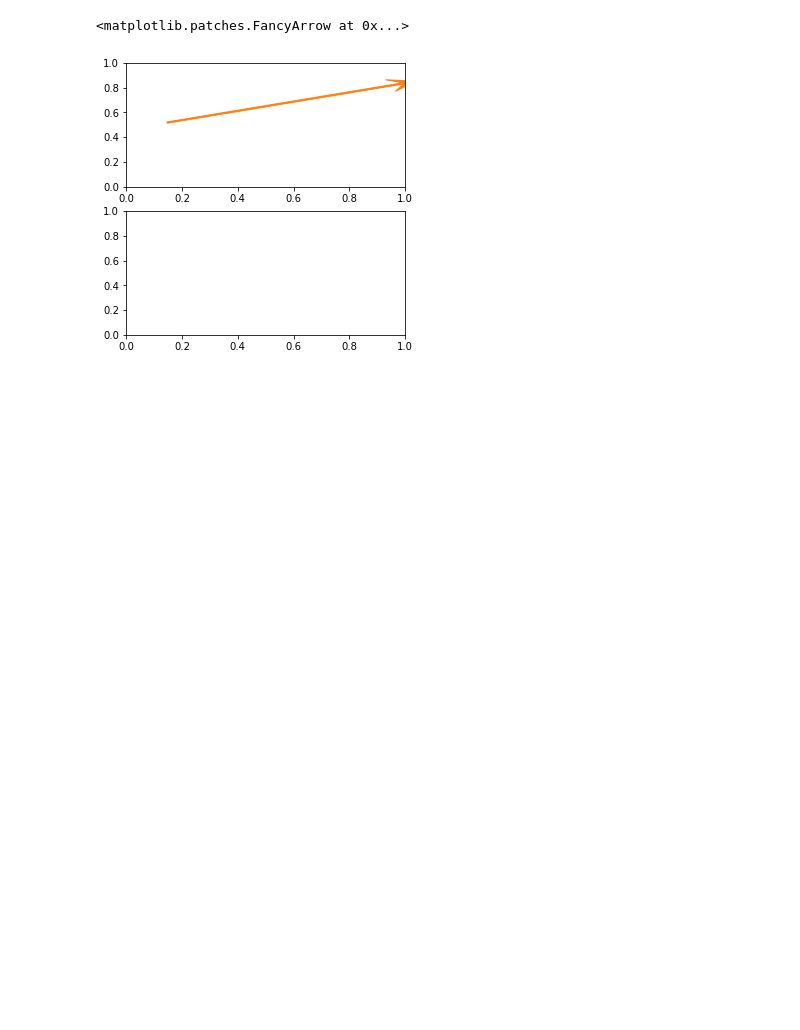
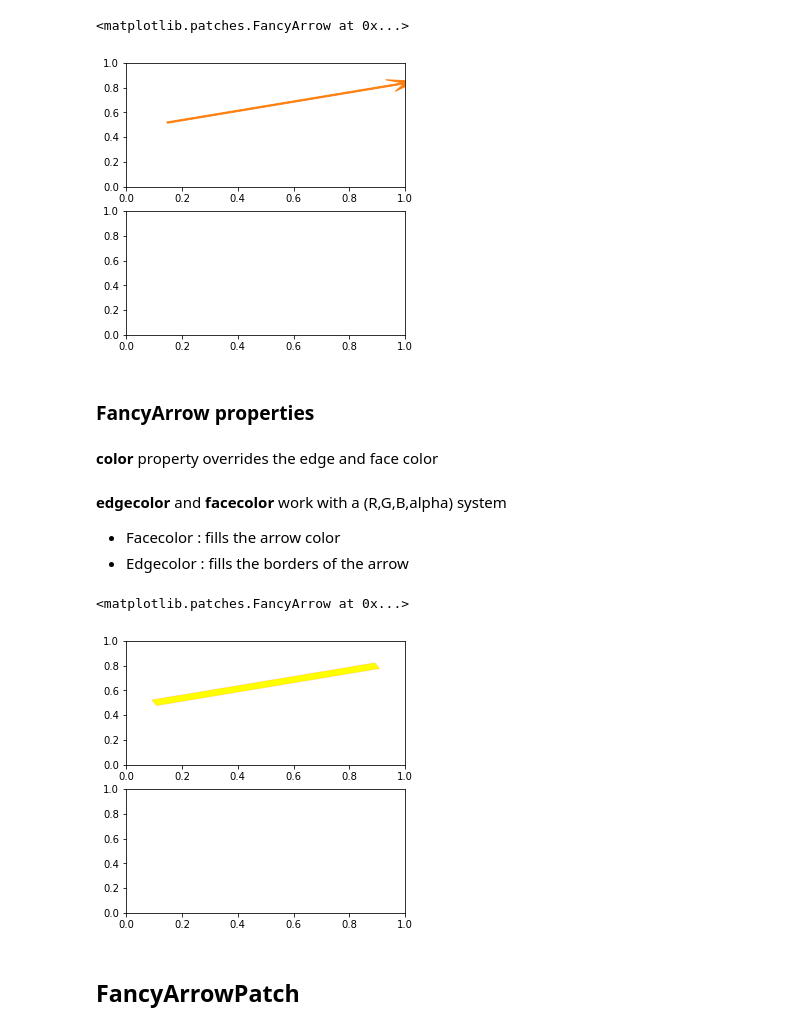
Before and after one commit to chikoungoun/Visualization, a Jupyter notebook: FancyArrow/Fancy Arrow pass network.ipynb, the cells around one changed output. Saved outputs shown, nothing was run; the diff lists cells and outputs as text; code cells hidden in the pictures; blank space fills up the shorter version.

```diff
--- a/FancyArrow/Fancy Arrow pass network.ipynb
+++ b/FancyArrow/Fancy Arrow pass network.ipynb
@@ -93,3 +49,29 @@ ax[0].add_patch(arrow)
 # %% [output]
 <matplotlib.patches.FancyArrow at 0x...>
 [figure]
+# %% [markdown]
+### FancyArrow properties
+# %% [markdown]
+**color** property overrides the edge and face color
+# %% [markdown]
+**edgecolor** and **facecolor** work with a (R,G,B,alpha) system
+* Facecolor : fills the arrow color
+* Edgecolor : fills the borders of the arrow
+# %%
+# creating the subplots
+fig,ax =  plt.subplots(2,figsize=(5,5))
+
+"""
+alpha : opacity level
+color : arrow color
+
+
+"""
+# Drawing with FancyArrow
+arrow = patches.FancyArrow(x,y,dx,dy,width=.05,head_width=0,head_length=0,edgecolor=(1,0,0,0.1),facecolor=(1,1,0,1))
+ax[0].add_patch(arrow)
+# %% [output]
+<matplotlib.patches.FancyArrow at 0x...>
+[figure, added]
+# %% [markdown]
+## FancyArrowPatch
```
Also changed, not shown: parts of 12 cells of this notebook.
